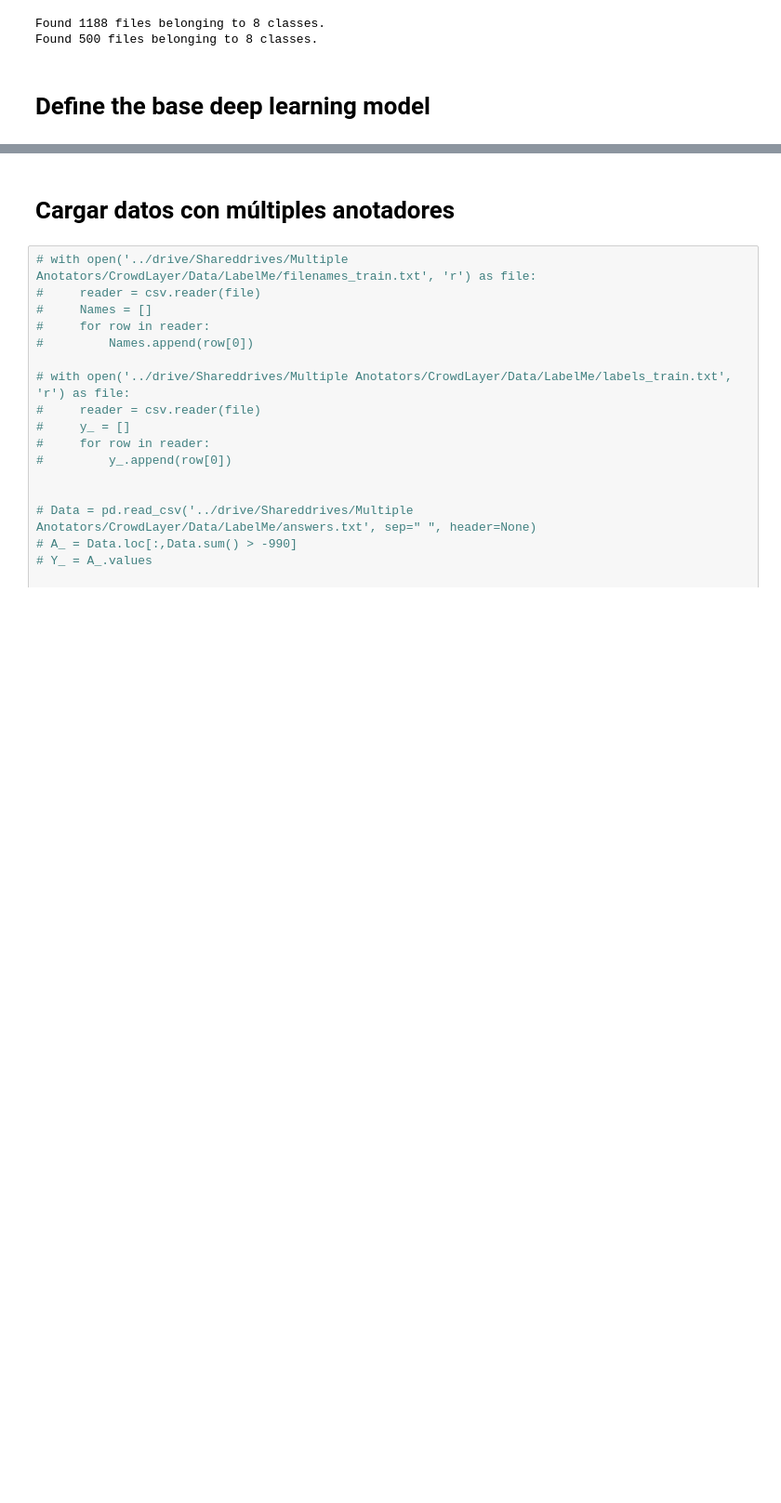
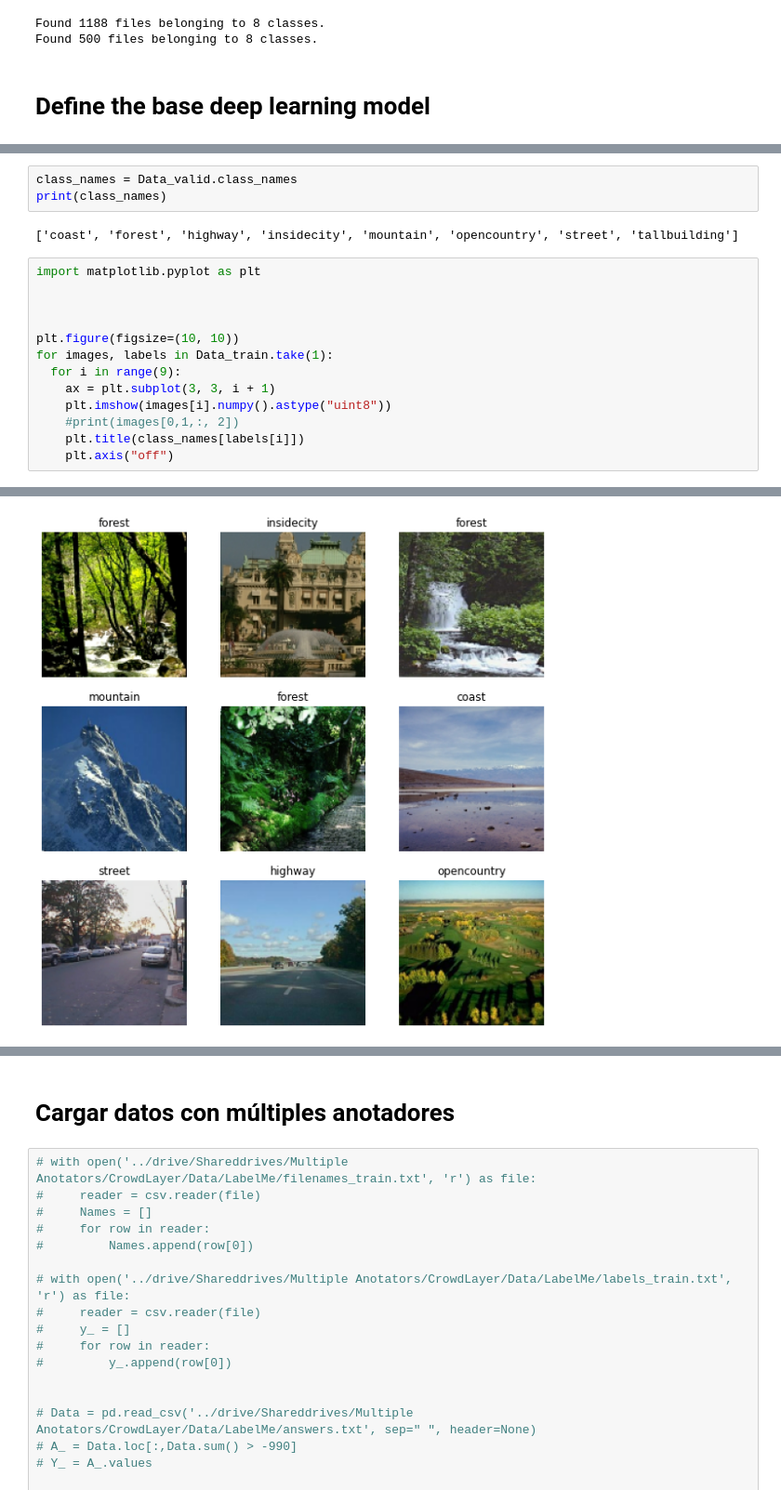
Before and after one commit to Jectrianama/GCCE_TEST, a Jupyter notebook: GoldStandard/labelme-mturk-goldstandar.ipynb, the cells around one changed output, grey strips where cells are left out. Shown at 93% size. Drawn from its saved outputs; the diff is of its cells as text; blank space fills up the shorter version.

```diff
--- a/GoldStandard/labelme-mturk-goldstandar.ipynb
+++ b/GoldStandard/labelme-mturk-goldstandar.ipynb
@@ -197,2 +173,21 @@ def create_model():
 
     return base_model
+# %%
+class_names = Data_valid.class_names
+print(class_names)
+# %% [output]
+['coast', 'forest', 'highway', 'insidecity', 'mountain', 'opencountry', 'street', 'tallbuilding']
+# %%
+import matplotlib.pyplot as plt
+
+
+
+plt.figure(figsize=(10, 10))
+for images, labels in Data_train.take(1):
+  for i in range(9):
+    ax = plt.subplot(3, 3, i + 1)
+    plt.imshow(images[i].numpy().astype("uint8"))
+    #print(images[0,1,:, 2])
+    plt.title(class_names[labels[i]])
+    plt.axis("off")
+# %% [output]
@@ -198,0 +195 @@ def create_model():
+[figure, added]
```
Also changed, not shown: parts of 12 cells of this notebook.
